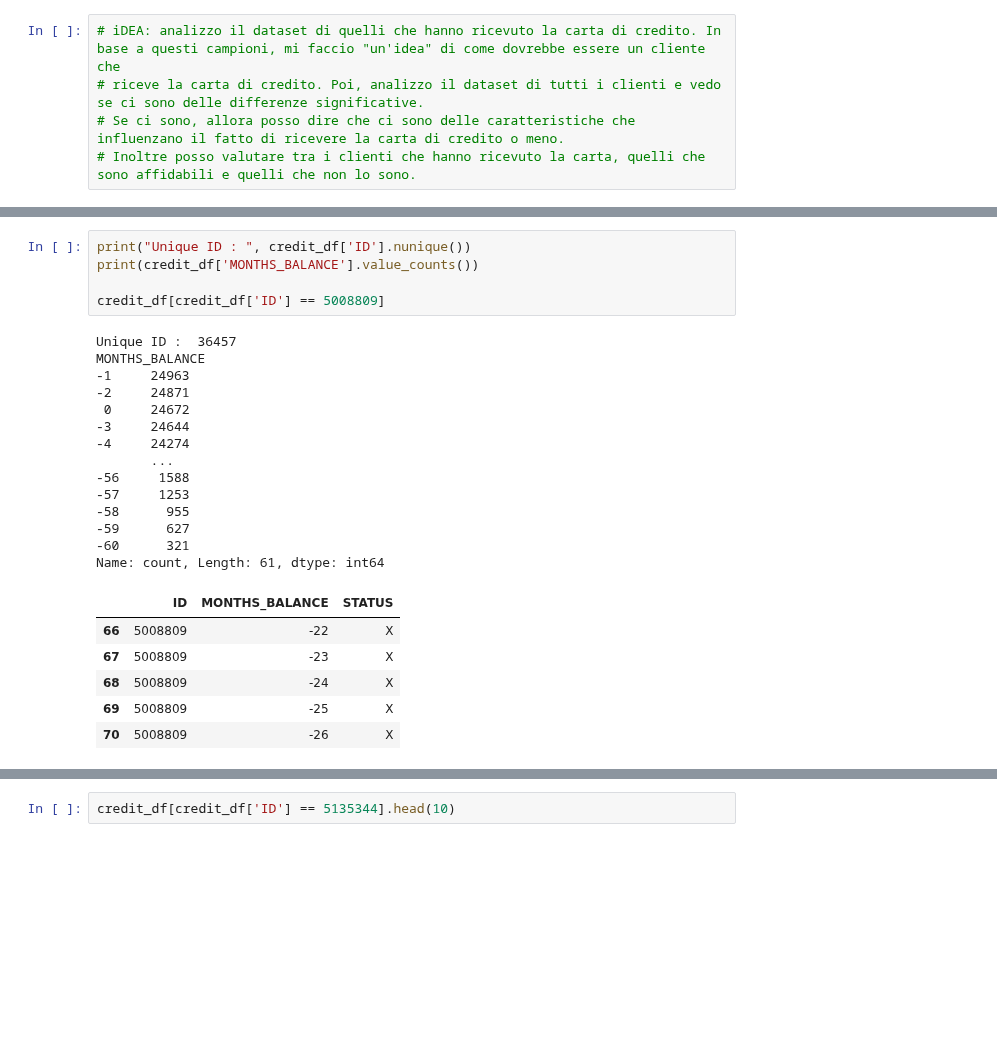
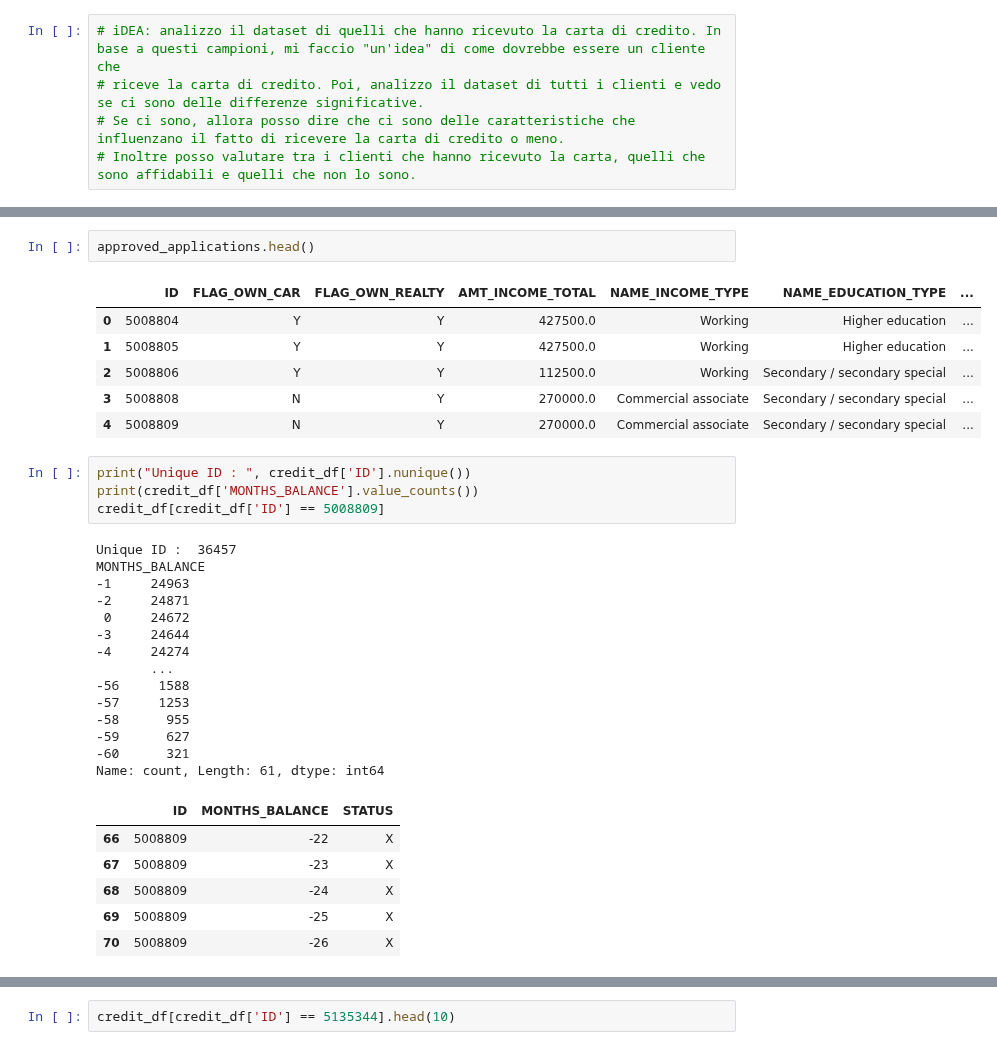
Before and after one commit to EnricoMiche1210760/prediction-of-creditworthiness-for-credit-card-issuance, a Jupyter notebook: main.ipynb, the cells around one changed output, grey strips where cells are left out. Saved outputs shown, nothing was run; the diff lists cells and outputs as text; blank space fills up the shorter version.

```diff
--- a/main.ipynb
+++ b/main.ipynb
@@ -205,7 +203,15 @@ See the caveats in the documentation: https://pandas.pydata.org/pandas-docs/stab
+# %%
+approved_applications.head()
+# %% [output]
+|  | ID | FLAG_OWN_CAR | FLAG_OWN_REALTY | AMT_INCOME_TOTAL | NAME_INCOME_TYPE | NAME_EDUCATION_TYPE | ... |
+| 0 | 5008804 | Y | Y | 427500.0 | Working | Higher education | ... |
+| 1 | 5008805 | Y | Y | 427500.0 | Working | Higher education | ... |
+| 2 | 5008806 | Y | Y | 112500.0 | Working | Secondary / secondary special | ... |
+| 3 | 5008808 | N | Y | 270000.0 | Commercial associate | Secondary / secondary special | ... |
+| 4 | 5008809 | N | Y | 270000.0 | Commercial associate | Secondary / secondary special | ... |
 # %%
 print("Unique ID : ", credit_df['ID'].nunique())
 print(credit_df['MONTHS_BALANCE'].value_counts())
-
 credit_df[credit_df['ID'] == 5008809]
 # %% [output]
 Unique ID :  36457
```
Also changed, not shown: parts of 15 cells of this notebook.
